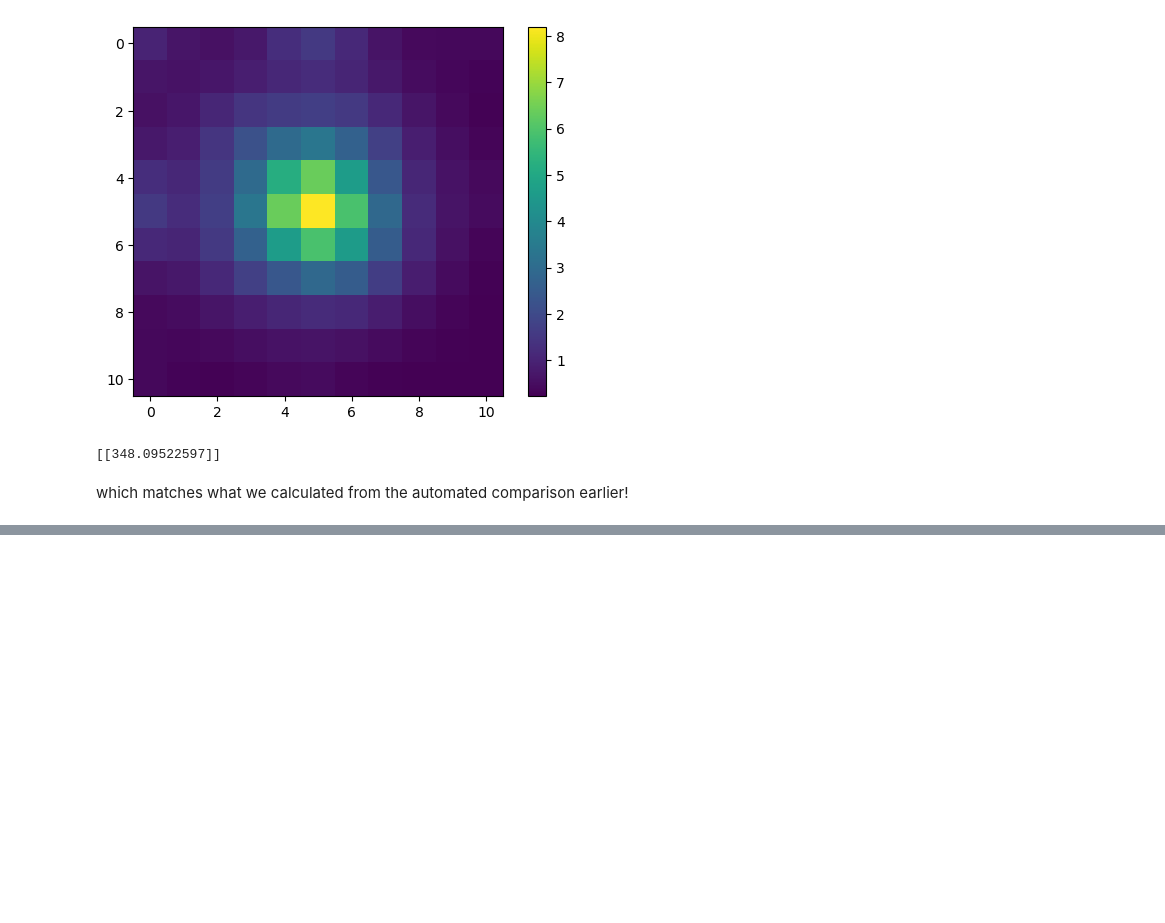
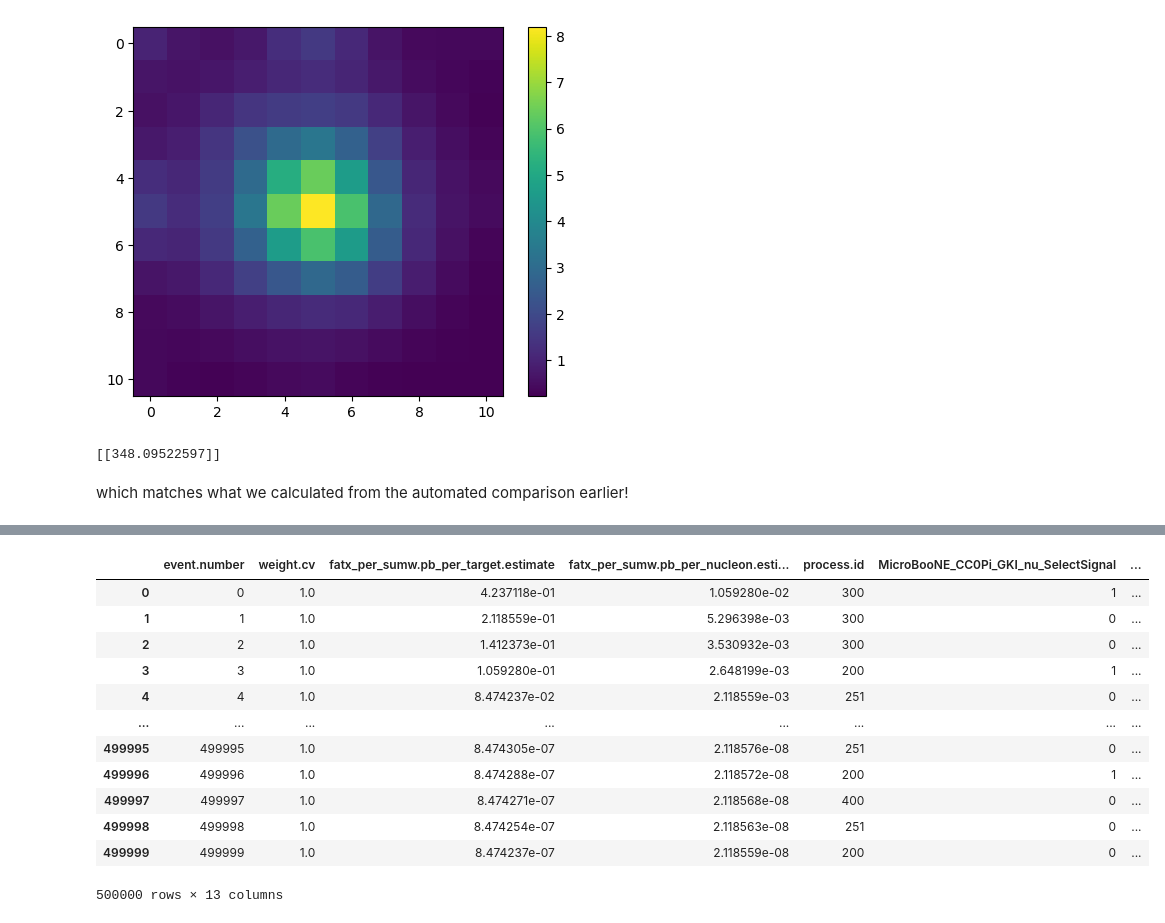
Before and after one commit to NUISANCEMC/nuisance3, a Jupyter notebook: notebooks/NUISANCEHEPDataDemo.ipynb, the cells around one changed output, grey strips where cells are left out. Cells and saved outputs as stored; diff of their text form; code cells hidden in the pictures; blank space fills up the shorter version.

```diff
--- a/notebooks/NUISANCEHEPDataDemo.ipynb
+++ b/notebooks/NUISANCEHEPDataDemo.ipynb
@@ -316,0 +333,23 @@ which matches what we calculated from the automated comparison earlier!
+# %%
+multi_efg = pn.EventFrameGen(neut_events)
+
+analyses = [hepdata_rec.analysis(analysis) for analysis in hepdata_rec.get_analyses()]
+for analysis in analyses:
+    analysis.add_to_framegen(multi_efg)
+
+df = multi_efg.firstArrow(int(1E6))
+df.to_pandas()
+# %% [output]
+|  | event.number | weight.cv | fatx_per_sumw.pb_per_target.estimate | fatx_per_sumw.pb_per_nucleon.esti... | process.id | MicroBooNE_CC0Pi_GKI_nu_SelectSignal | ... |
+| 0 | 0 | 1.0 | 4.237118e-01 | 1.059280e-02 | 300 | 1 | ... |
+| 1 | 1 | 1.0 | 2.118559e-01 | 5.296398e-03 | 300 | 0 | ... |
+| 2 | 2 | 1.0 | 1.412373e-01 | 3.530932e-03 | 300 | 0 | ... |
+| 3 | 3 | 1.0 | 1.059280e-01 | 2.648199e-03 | 200 | 1 | ... |
+| 4 | 4 | 1.0 | 8.474237e-02 | 2.118559e-03 | 251 | 0 | ... |
+| ... | ... | ... | ... | ... | ... | ... | ... |
+| 499995 | 499995 | 1.0 | 8.474305e-07 | 2.118576e-08 | 251 | 0 | ... |
+| 499996 | 499996 | 1.0 | 8.474288e-07 | 2.118572e-08 | 200 | 1 | ... |
+| 499997 | 499997 | 1.0 | 8.474271e-07 | 2.118568e-08 | 400 | 0 | ... |
+| 499998 | 499998 | 1.0 | 8.474254e-07 | 2.118563e-08 | 251 | 0 | ... |
+| 499999 | 499999 | 1.0 | 8.474237e-07 | 2.118559e-08 | 200 | 0 | ... |
+500000 rows × 13 columns
```
Also changed, not shown: parts of 12 cells of this notebook, 15 other files.
